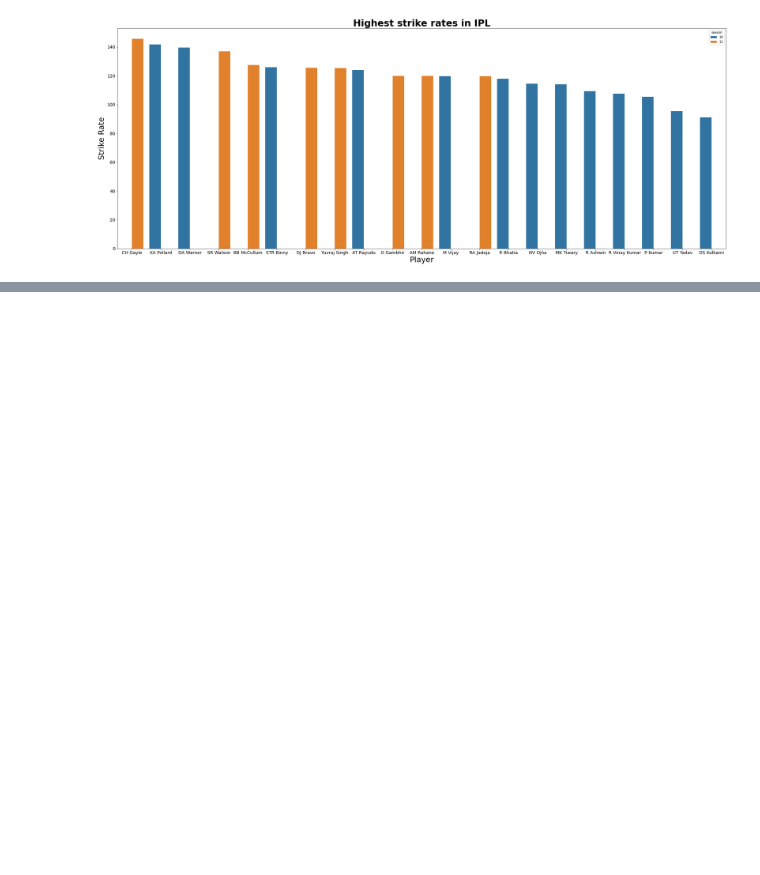
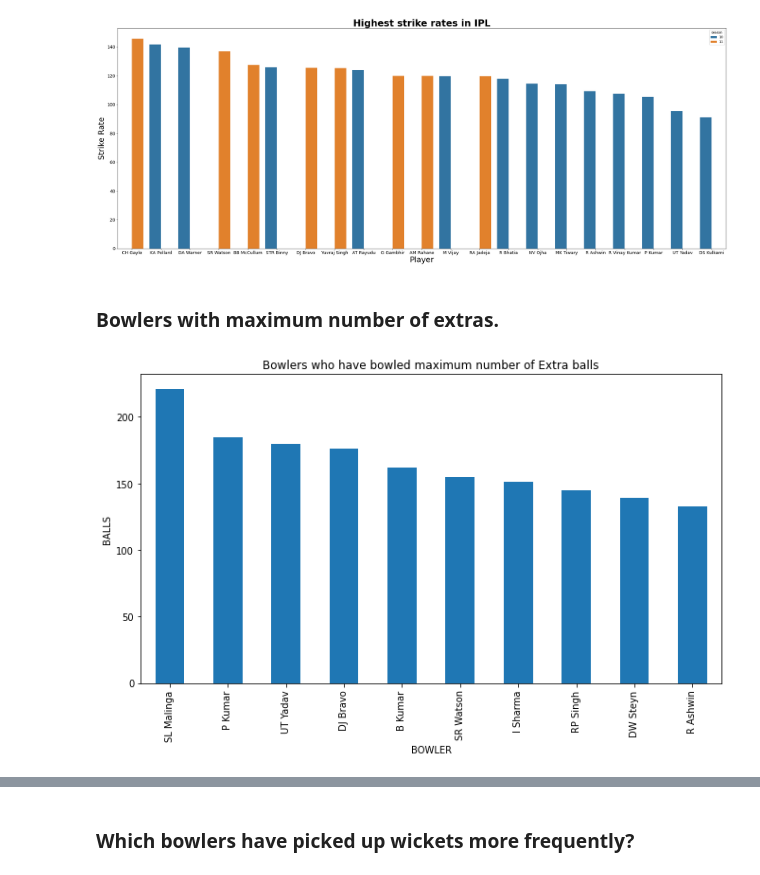
Before and after one commit to tiwari1302/GRIP-Internship, a Jupyter notebook: Task 5/Exploratory_Data_Analysis(Sports).ipynb, the cells around one changed output, grey strips where cells are left out. Cells and saved outputs as stored; diff of their text form; code cells hidden in the pictures; blank space fills up the shorter version.

```diff
--- a/Task 5/Exploratory_Data_Analysis(Sports).ipynb
+++ b/Task 5/Exploratory_Data_Analysis(Sports).ipynb
@@ -650,3 +650,17 @@ plt.yticks(size = 14)
   Text(0, 0, ''),
   Text(0, 0, '')])
 [figure]
+# %% [markdown]
+### Bowlers with maximum number of extras.
+# %%
+ extra = deliveries[deliveries['extra_runs']!=0]['bowler'].value_counts()[:10]
+extra.plot(kind='bar', figsize=(11,6), title='Bowlers who have bowled maximum number of Extra balls')
+
+plt.xlabel('BOWLER')
+plt.ylabel('BALLS')
+plt.show()
+
+extra = pd.DataFrame(extra)
+extra.T
+# %% [output]
+[figure, added]
@@ -652,0 +669,2 @@ plt.yticks(size = 14)
+# %% [markdown]
+### Which bowlers have picked up wickets more frequently?
```
Also changed, not shown: parts of 14 cells of this notebook, 1 other file.
